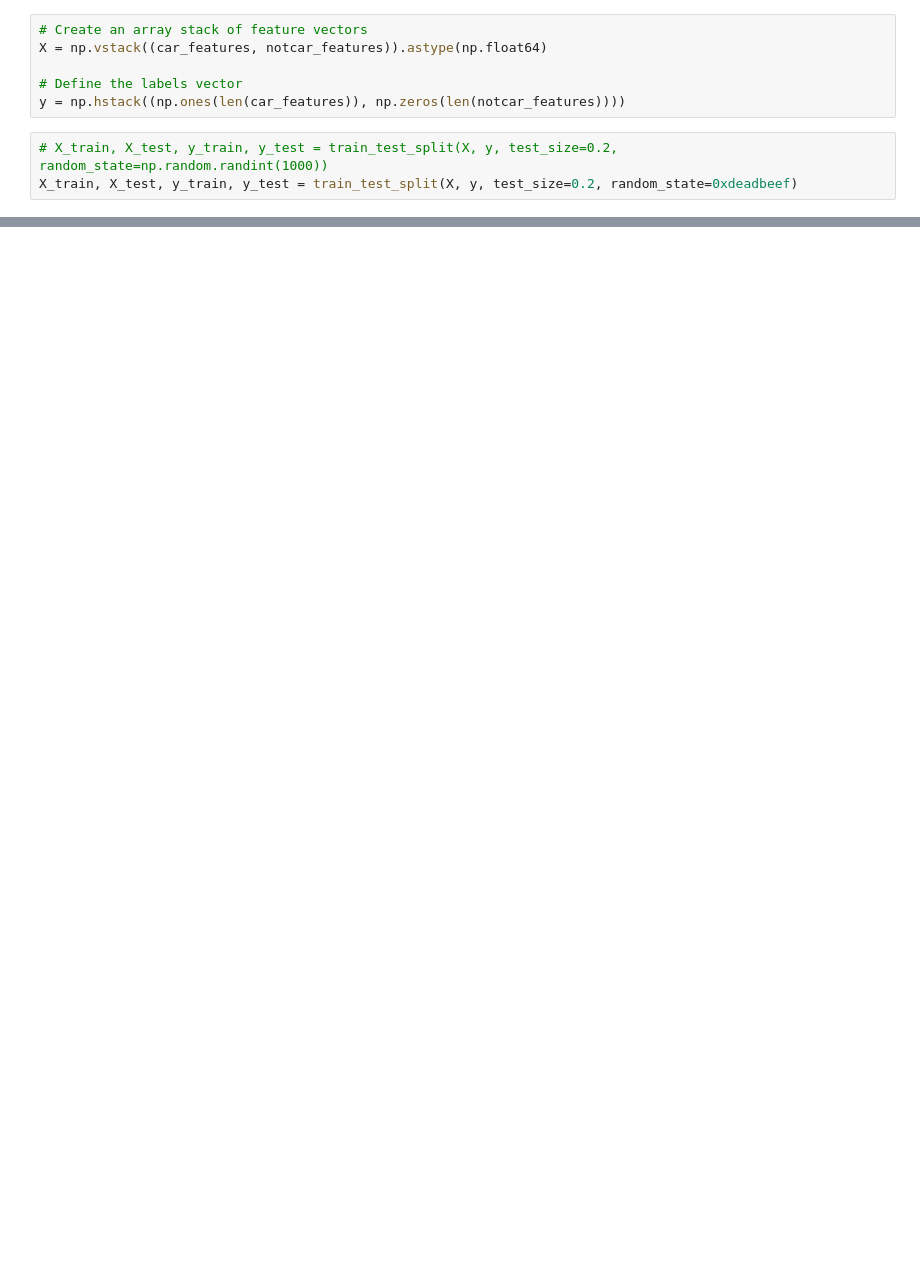
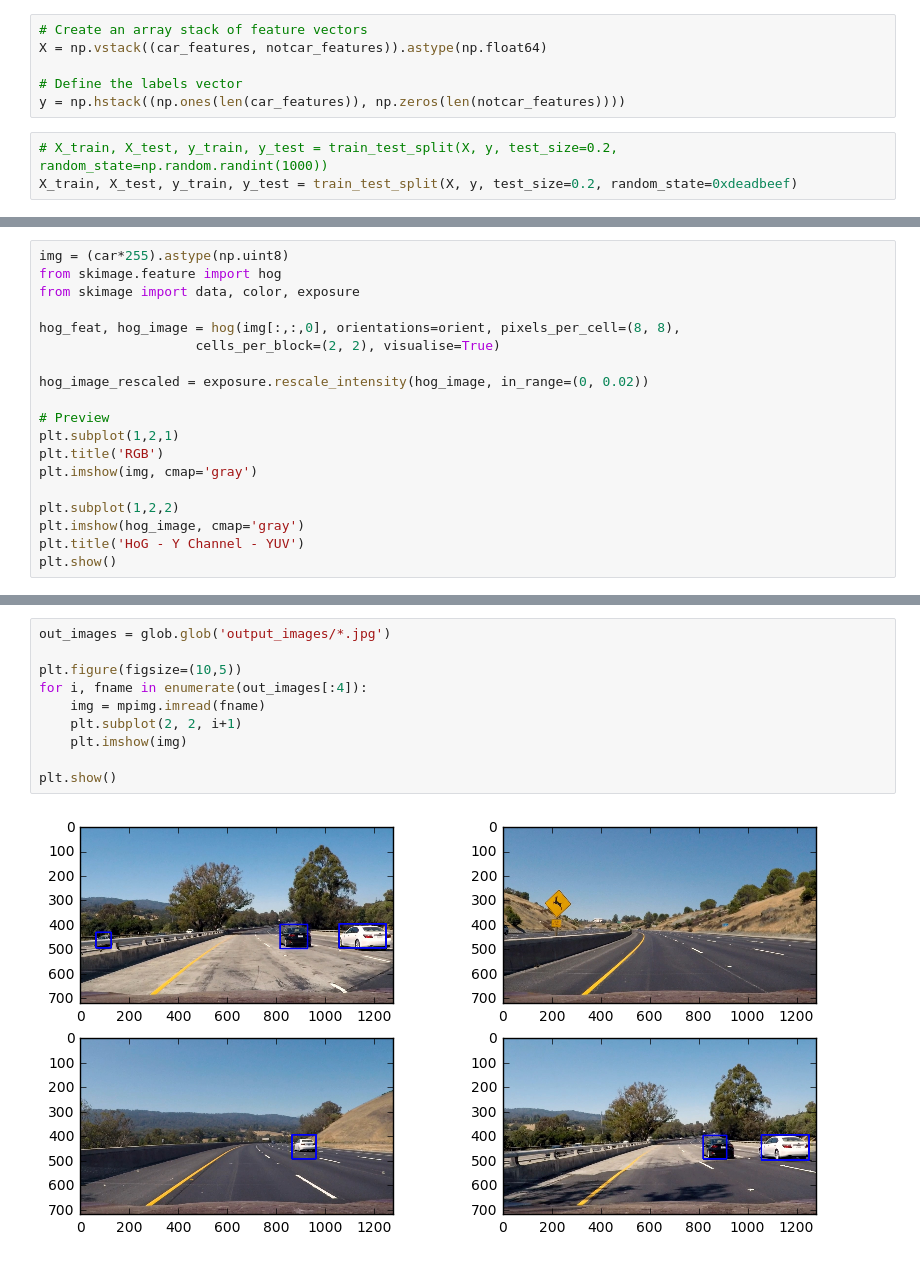
Before and after one commit to ThomasOdum/CarND-P05-Vehicle-Detection, a Jupyter notebook: Project05-Training.ipynb, the cells around one changed output, grey strips where cells are left out. Saved outputs shown, nothing was run; the diff lists cells and outputs as text; blank space fills up the shorter version.

```diff
--- a/Project05-Training.ipynb
+++ b/Project05-Training.ipynb
@@ -134,0 +143,19 @@ joblib.dump({'model':clf, 'config':config}, 'models/clf_9764.pkl')
+# %%
+img = (car*255).astype(np.uint8)
+from skimage.feature import hog
+from skimage import data, color, exposure
+
+hog_feat, hog_image = hog(img[:,:,0], orientations=orient, pixels_per_cell=(8, 8),
+                    cells_per_block=(2, 2), visualise=True)
+
+hog_image_rescaled = exposure.rescale_intensity(hog_image, in_range=(0, 0.02))
+
+# Preview
+plt.subplot(1,2,1)
+plt.title('RGB')
+plt.imshow(img, cmap='gray')
+
+plt.subplot(1,2,2)
+plt.imshow(hog_image, cmap='gray')
+plt.title('HoG - Y Channel - YUV')
+plt.show()
@@ -134,0 +179,12 @@ joblib.dump({'model':clf, 'config':config}, 'models/clf_9764.pkl')
+# %%
+out_images = glob.glob('output_images/*.jpg')
+
+plt.figure(figsize=(10,5))
+for i, fname in enumerate(out_images[:4]):
+    img = mpimg.imread(fname)
+    plt.subplot(2, 2, i+1)
+    plt.imshow(img)
+
+plt.show()
+# %% [output]
+[figure, added]
```
Also changed, not shown: parts of 9 cells of this notebook, 17 other files.
